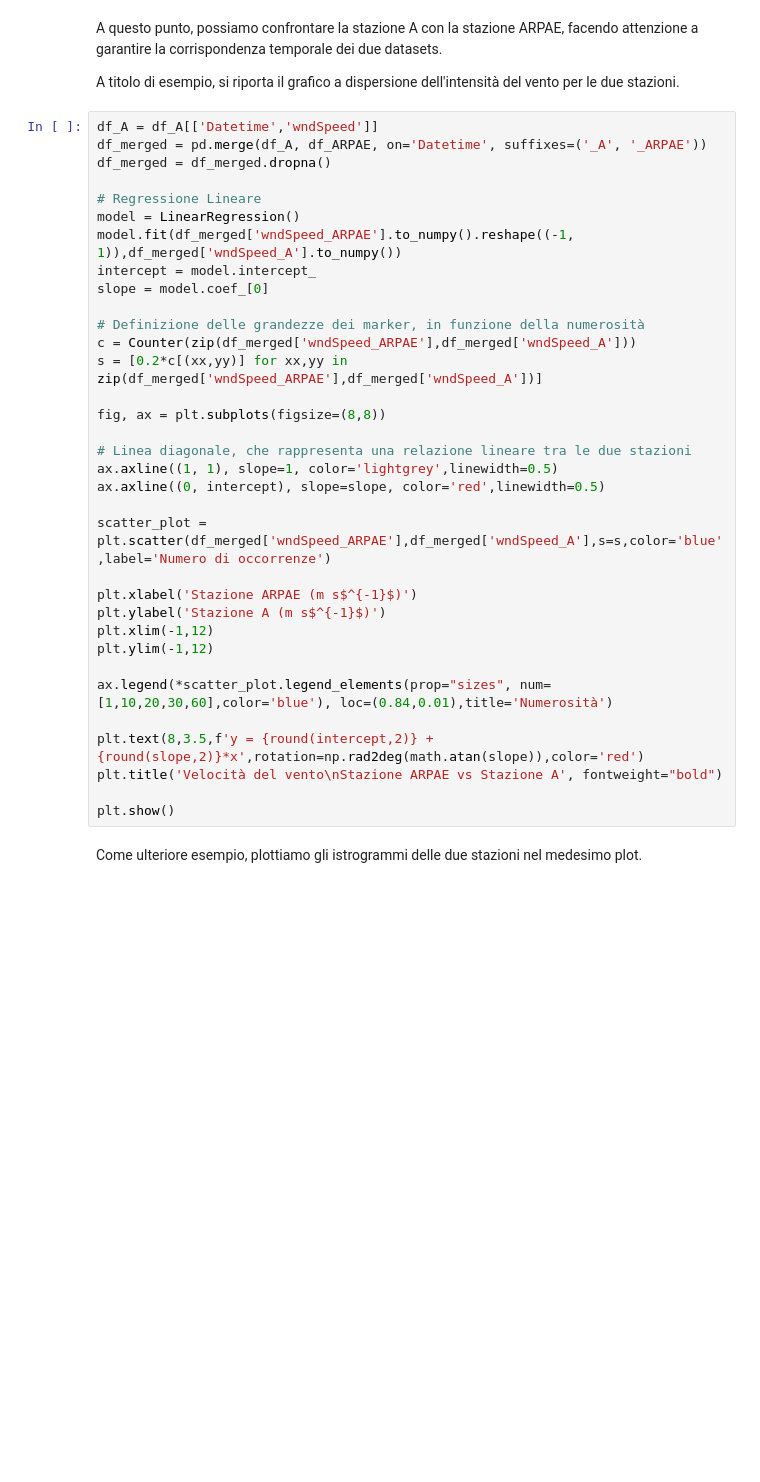
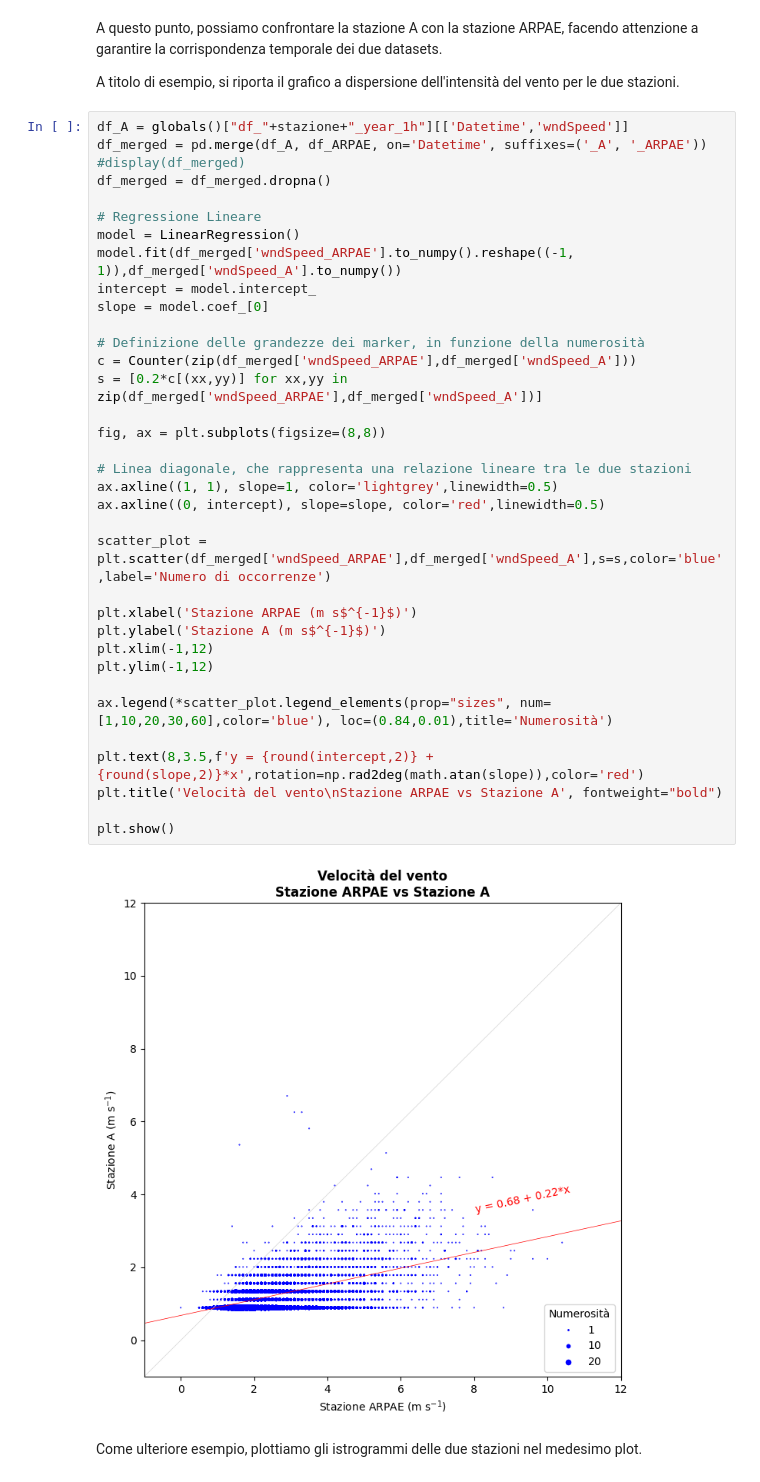
Before and after one commit to FedeJack06/Laboratorio-di-Fisica-dell-Atmosfera, a Jupyter notebook: 1esp/Notebook_Stazioni_Davis.ipynb, the cells around one changed output. Cells and saved outputs as stored; diff of their text form; blank space fills up the shorter version.

```diff
--- a/1esp/Notebook_Stazioni_Davis.ipynb
+++ b/1esp/Notebook_Stazioni_Davis.ipynb
@@ -1341,39 +1450,42 @@ A questo punto, possiamo confrontare la stazione A con la stazione ARPAE, facend
 
 A titolo di esempio, si riporta il grafico a dispersione dell'intensità del vento per le due stazioni.
 # %%
-df_A = df_A[['Datetime','wndSpeed']]
+df_A = globals()["df_"+stazione+"_year_1h"][['Datetime','wndSpeed']]
 df_merged = pd.merge(df_A, df_ARPAE, on='Datetime', suffixes=('_A', '_ARPAE'))
+#display(df_merged)
 df_merged = df_merged.dropna()
 
 # Regressione Lineare
 model = LinearRegression()
 model.fit(df_merged['wndSpeed_ARPAE'].to_numpy().reshape((-1, 1)),df_merged['wndSpeed_A'].to_numpy())
 intercept = model.intercept_
 slope = model.coef_[0]
 
 # Definizione delle grandezze dei marker, in funzione della numerosità
 c = Counter(zip(df_merged['wndSpeed_ARPAE'],df_merged['wndSpeed_A']))
 s = [0.2*c[(xx,yy)] for xx,yy in zip(df_merged['wndSpeed_ARPAE'],df_merged['wndSpeed_A'])]
 
 fig, ax = plt.subplots(figsize=(8,8))
 
 # Linea diagonale, che rappresenta una relazione lineare tra le due stazioni
 ax.axline((1, 1), slope=1, color='lightgrey',linewidth=0.5)
 ax.axline((0, intercept), slope=slope, color='red',linewidth=0.5)
 
 scatter_plot = plt.scatter(df_merged['wndSpeed_ARPAE'],df_merged['wndSpeed_A'],s=s,color='blue',label='Numero di occorrenze')
 
 plt.xlabel('Stazione ARPAE (m s$^{-1}$)')
 plt.ylabel('Stazione A (m s$^{-1}$)')
 plt.xlim(-1,12)
 plt.ylim(-1,12)
 
 ax.legend(*scatter_plot.legend_elements(prop="sizes", num=[1,10,20,30,60],color='blue'), loc=(0.84,0.01),title='Numerosità')
 
 plt.text(8,3.5,f'y = {round(intercept,2)} + {round(slope,2)}*x',rotation=np.rad2deg(math.atan(slope)),color='red')
 plt.title('Velocità del vento\nStazione ARPAE vs Stazione A', fontweight="bold")
 
 plt.show()
+# %% [output]
+[figure, added]
 # %% [markdown]
 Come ulteriore esempio, plottiamo gli istrogrammi delle due stazioni nel medesimo plot.
 # %%
```
Also changed, not shown: parts of 16 cells of this notebook, 2 other files.
